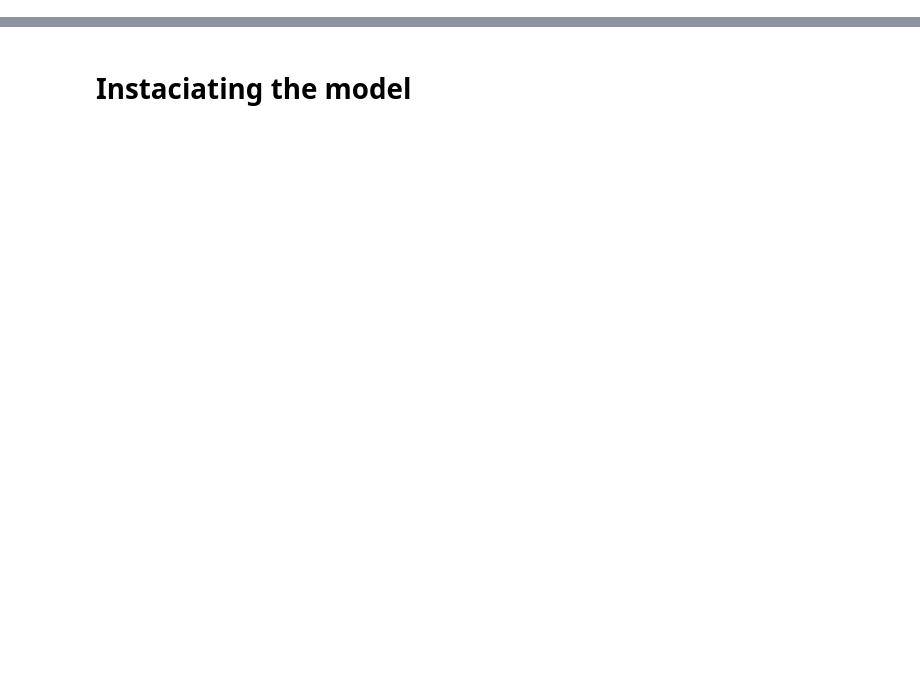
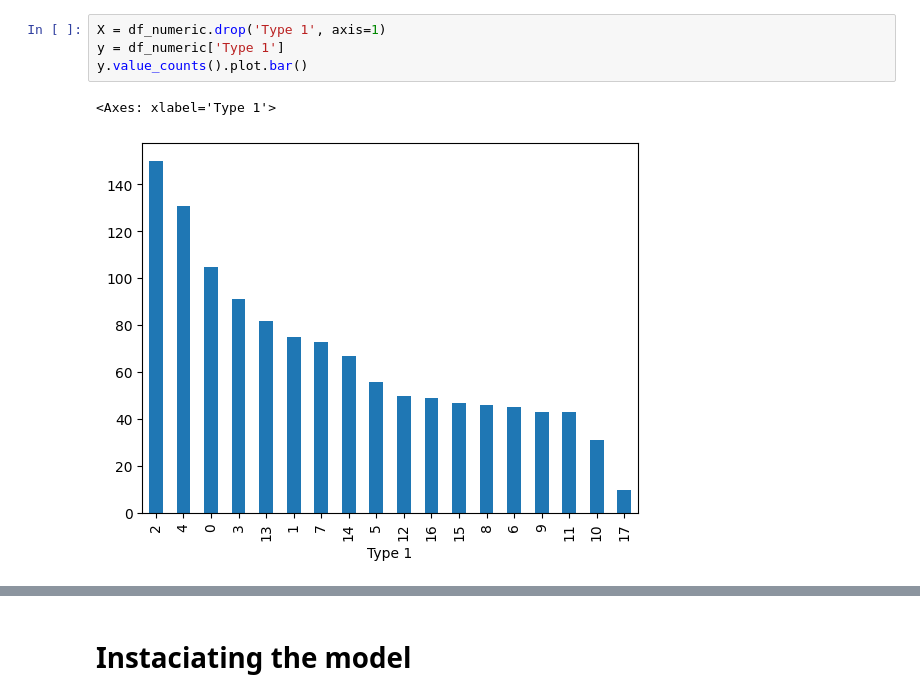
Before and after one commit to mathemaia/studies, a Jupyter notebook: Python/MachineLearning/SupervisedLearning/Pytorch/PokemonClassification.ipynb, the cells around one changed output, grey strips where cells are left out. Cells and saved outputs as stored; diff of their text form; blank space fills up the shorter version.

```diff
--- a/Python/MachineLearning/SupervisedLearning/Pytorch/PokemonClassification.ipynb
+++ b/Python/MachineLearning/SupervisedLearning/Pytorch/PokemonClassification.ipynb
@@ -48,0 +45,7 @@ display(df_numeric.head(5))
+# %%
+X = df_numeric.drop('Type 1', axis=1)
+y = df_numeric['Type 1']
+y.value_counts().plot.bar()
+# %% [output]
+<Axes: xlabel='Type 1'>
+[figure, added]
```
Also changed, not shown: parts of 11 cells of this notebook.
